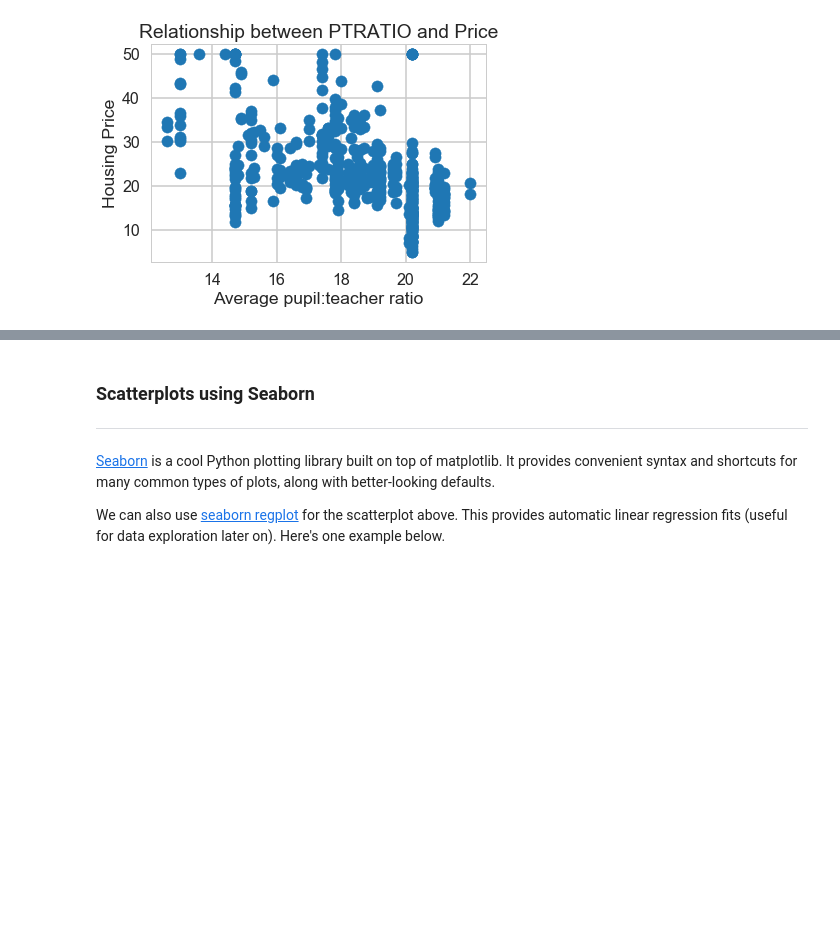
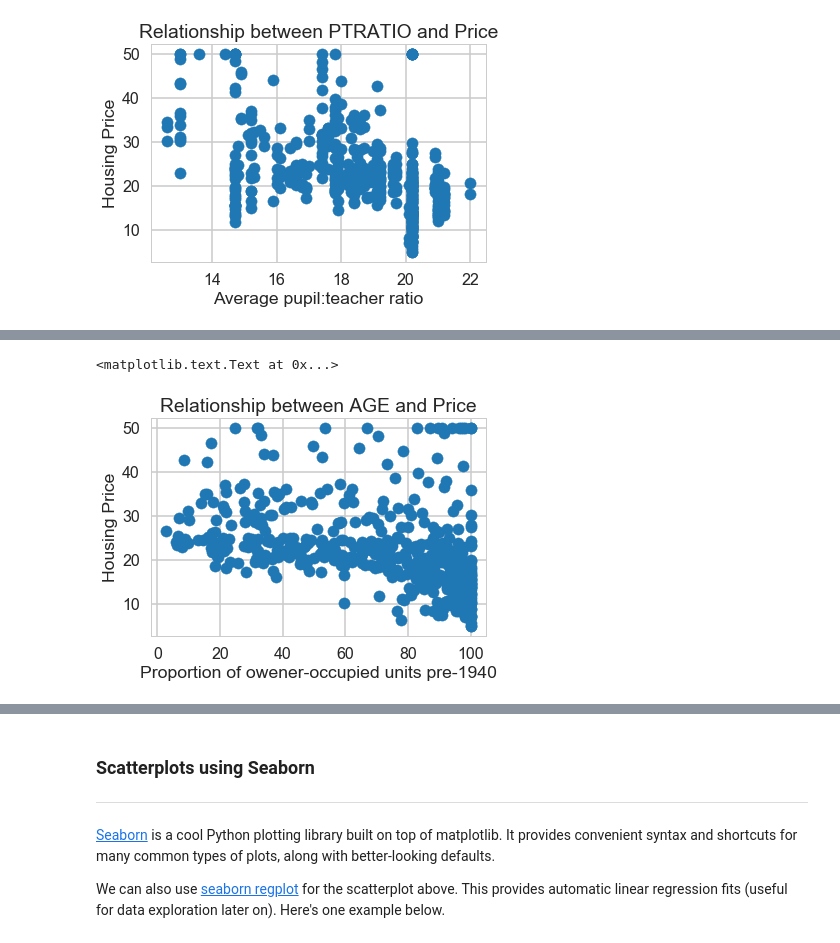
Before and after one commit to schmitzmelissa/Springboard-Mini-Projects, a Jupyter notebook: linear_regression/Mini_Project_Linear_Regression.ipynb, the cells around one changed output, grey strips where cells are left out. Cells and saved outputs as stored; diff of their text form; code cells hidden in the pictures; blank space fills up the shorter version.

```diff
--- a/linear_regression/Mini_Project_Linear_Regression.ipynb
+++ b/linear_regression/Mini_Project_Linear_Regression.ipynb
@@ -302,0 +310,8 @@ plt.title("Relationship between PTRATIO and Price")
+# %%
+plt.scatter(bos.AGE, bos.PRICE)
+plt.xlabel("Proportion of owener-occupied units pre-1940")
+plt.ylabel("Housing Price")
+plt.title("Relationship between AGE and Price")
+# %% [output]
+<matplotlib.text.Text at 0x...>
+[figure, added]
```
Also changed, not shown: parts of 9 cells of this notebook.
